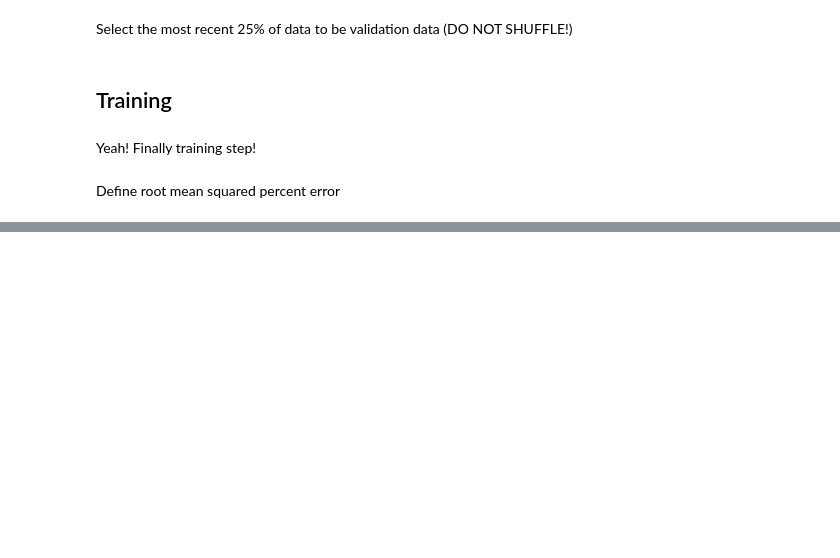
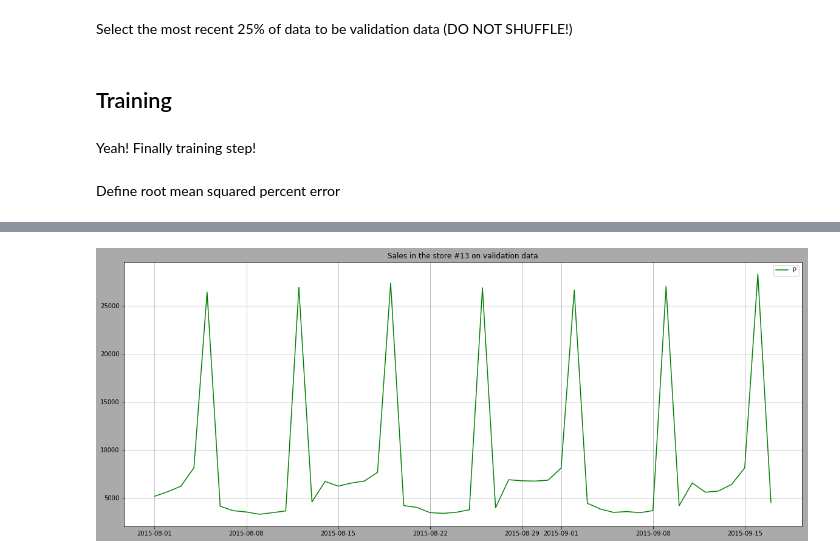
Before and after one commit to yuriimchg/Machine-Learning-sandbox, a Jupyter notebook: fastai/rossmann_kaggle.ipynb, the cells around one changed output, grey strips where cells are left out. Saved outputs shown, nothing was run; the diff lists cells and outputs as text; code cells hidden in the pictures; blank space fills up the shorter version.

```diff
--- a/fastai/rossmann_kaggle.ipynb
+++ b/fastai/rossmann_kaggle.ipynb
@@ -668,0 +695,16 @@ m.score(X_train, y_train), m.score(X_val, y_val), m.oob_score_, exp_rmspe(preds,
+# %%
+future_preds = m.predict(df_test)
+# %%
+future_preds_for_store_13 = future_preds[np.where(df_test["Store"] == 13)]
+# %%
+arg = pd.date_range(df_test.index.min(), df_test.index.max())
+plt.figure(figsize=(20,8), facecolor='#aaaaab')
+plt.grid()
+plt.title("Sales in the store #13 on validation data")
+
+plt.plot(arg, future_preds_for_store_13, c='g')
+plt.legend("Predicted Sales")
+
+plt.show()
+# %% [output]
+[figure, added]
```
Also changed, not shown: parts of 8 cells of this notebook.
